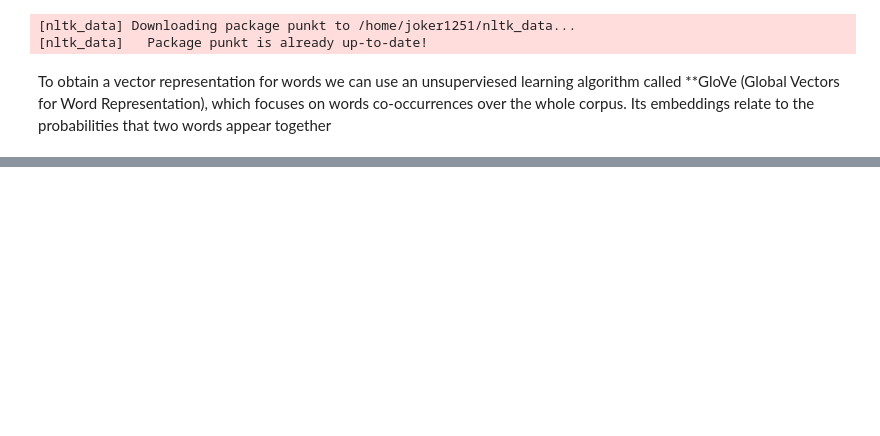
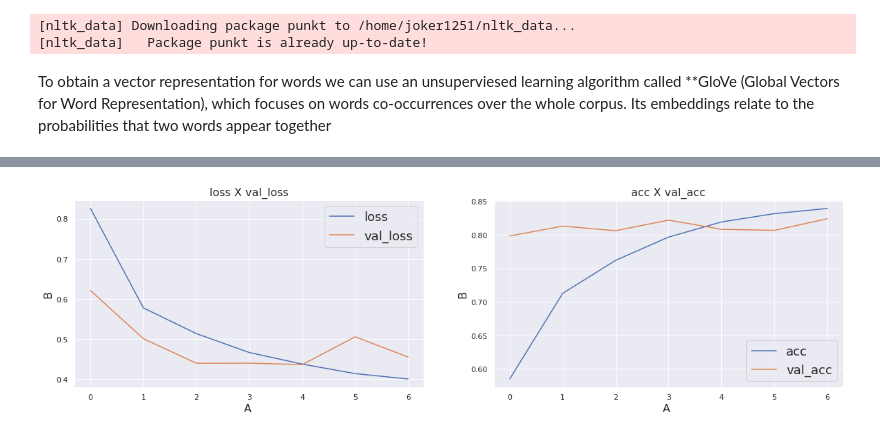
Before and after one commit to SungwookLE/DataAnalysis_Kaggle, a Jupyter notebook: Disaster_Tweets/diaster_tweets_LSTM.ipynb, the cells around one changed output, grey strips where cells are left out. Drawn from its saved outputs; the diff is of its cells as text; code cells hidden in the pictures; blank space fills up the shorter version.

Commit message:
feat: Disaster Tweets NLP updated

```diff
--- a/Disaster_Tweets/diaster_tweets_LSTM.ipynb
+++ b/Disaster_Tweets/diaster_tweets_LSTM.ipynb
@@ -293,4 +255,4 @@ word_tokenizer = Tokenizer()
 # %%
-word_tokenizer.fit_on_texts(tweet_1)
+word_tokenizer.fit_on_texts(train_feed)
 vocab_length = len(word_tokenizer.word_index) + 1
 # %%
@@ -317,17 +287,14 @@ def plot(history, arr):
 # %%
 from keras.preprocessing.sequence import pad_sequences
 from nltk.tokenize import word_tokenize
+import nltk
 nltk.download('punkt')
 
-longest_train = max(tweet_1, key=lambda sentence: len(word_tokenize(sentence)))
+longest_train = max(train_feed, key=lambda sentence: len(word_tokenize(sentence)))
 length_long_sentence = len(word_tokenize(longest_train))
 
-padded_sentences = pad_sequences(embed(tweet_1), length_long_sentence, padding='post')
-test_sentences = pad_sequences(
-    embed(test_1),
-    length_long_sentence,
-    padding='post'
-)
+train_padded_sentences = pad_sequences(embed(train_feed), length_long_sentence, padding='post')
+test_padded_sentences = pad_sequences(embed(test_feed), length_long_sentence, padding='post')
 # %% [output]
 [nltk_data] Downloading package punkt to /home/joker1251/nltk_data...
 [nltk_data]   Package punkt is already up-to-date!
@@ -353,6 +320,6 @@ for word, index in word_tokenizer.word_index.items():
 # %%
 from sklearn.model_selection import train_test_split
 X_train, X_test, y_train, y_test = train_test_split(
-    padded_sentences,
+    train_padded_sentences,
     sentiments,
     test_size=0.25)
@@ -363,0 +356,26 @@ def BLSTM():
+# %%
+from keras.callbacks import ModelCheckpoint, ReduceLROnPlateau
+
+model = BLSTM()
+checkpoint = ModelCheckpoint(
+    'model.h5',
+    monitor = 'val_loss',
+    verbose = 1,
+    save_best_only = True
+)
+reduce_lr = ReduceLROnPlateau(
+    monitor = 'val_loss',
+    factor=0.2,
+    verbose =1,
+    patience= 5,
+    min_lr = 0.001
+)
+history = model.fit(
+    X_train,
+    y_train,
+    epochs = 7,
+    batch_size = 32,
+    validation_data = [X_test, y_test],
+    verbose = 1,
+    callbacks = [reduce_lr, checkpoint]
+)
@@ -363,0 +400,4 @@ def BLSTM():
+# %%
+plot(history, [['loss', 'val_loss'],['acc', 'val_acc']])
+# %% [output]
+[figure, added]
```
Also changed, not shown: parts of 42 cells of this notebook, 17 other files.
